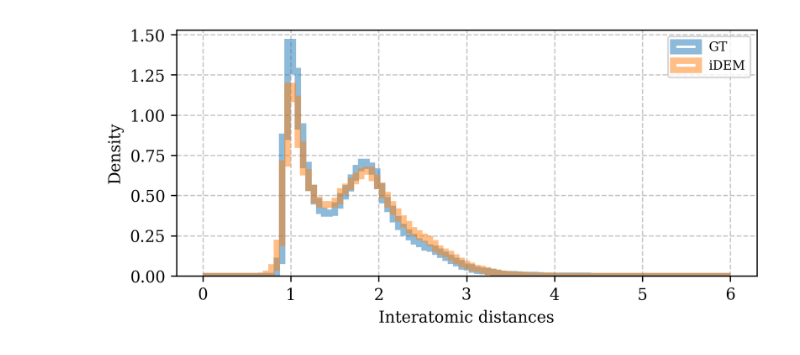
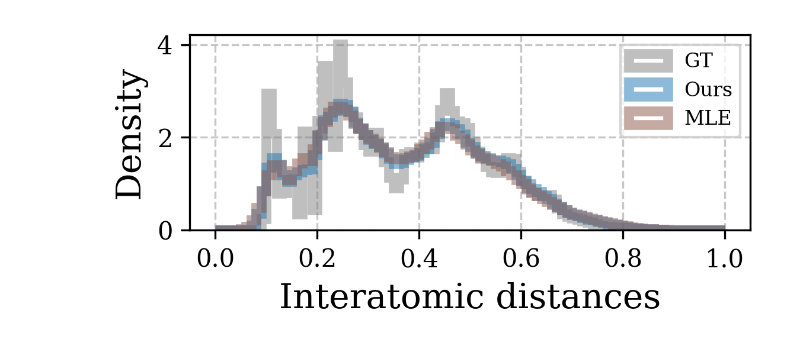
Before and after one commit to minkyu1022/distill_diff_sampler, a Jupyter notebook: notebook/distance.ipynb, the cells around one changed output. Drawn from its saved outputs; the diff is of its cells as text; code cells hidden in the pictures.

```diff
--- a/notebook/distance.ipynb
+++ b/notebook/distance.ipynb
@@ -9,18 +9,18 @@ plt.rcParams.update({
     'axes.titlesize': 10,
     'xtick.labelsize': 10,
     'ytick.labelsize': 10,
-    'legend.fontsize': 10,
+    'legend.fontsize': 8,
     'figure.dpi': 300,
     'lines.linewidth': 1.5,
 })
 
 palette_dict = {
-    "GT": "#000000",   # Black
+    "GT": "#808080",     # Gray
     "Ours": "#1F77B4",     # Blue
     "PIS": "#FF7F0E",     # Orange
     "iDEM": "#2CA02C",     # Green
     "TB+Expl+LS": "#9467BD",     # Purple
-    "TB": "#8C564B",     # Brown
+    "MLE": "#8C564B",     # Brown
     "FAB": "#E377C2",     # Pink
 }
 
@@ -28,63 +28,66 @@ def draw_interatomic_dist_histogram(ax, interatomic_dist, lower, upper, name=Non
     ax.set_xlabel("Interatomic distances")
     ax.set_ylabel("Density")
     ax.grid(True, linestyle="--", alpha=0.7)
-
     return ax.hist(
         interatomic_dist,
         bins=bins,
         range=(lower, upper),
         alpha=0.5,
         label=name,
         density=True,
         histtype="step",
         linewidth=4,
+        color=palette_dict[name],
     )
 
 def plot_dist(name, dist_dict, lower, upper):
     plt.clf()
     plt.close()
-    fig, ax = plt.subplots(1, 1, figsize=(6, 3))
+    fig, ax = plt.subplots(1, 1, figsize=(4, 2))
 
     for method, interatomic_dist in dist_dict.items():
         draw_interatomic_dist_histogram(ax, interatomic_dist, lower, upper, method)
 
     ax.legend()
     plt.tight_layout()
-    plt.savefig(f'../figure/{name}_interatomic_distances.png')
+    plt.savefig(f'../figure/{name}_interatomic_distances.png', format='png', bbox_inches='tight')
+    plt.savefig(f'../figure/{name}_interatomic_distances.pdf', format='pdf', bbox_inches='tight')
 
-name = 'lj13'
-dist_dict = {
-    'GT': np.load(f'../result/2025-05-06_12:23:44/dist/GT_0.npy'),
-    'Ours': np.load('../result/2025-05-06_12:23:45/dist/Student_14000.npy'),
-    'PIS': np.load('../result/2025-05-06_12:23:48/dist/Student_40000.npy'),
-    'iDEM': np.load(f'../result/iDEM_{name}/dist/Student.npy'),
-}
-
-lower = 0
-upper = 6
-
-# name = 'lj55'
+# name = 'lj13'
 # dist_dict = {
-#     'GT': np.load(f'../result/2025-05-06_12:23:44/dist/GT_0.npy'),
-#     'Ours': np.load('../result/2025-05-06_12:23:45/dist/Student_14000.npy'),
-#     'PIS': np.load('../result/2025-05-06_12:23:48/dist/Student_40000.npy'),
-#     'iDEM': np.load(f'../result/iDEM_{name}/dist/Student.npy'),
+#     'GT': np.load(f'../assets/lj13/gt/distances.npy'),
+#     'Ours': np.load('../assets/lj13/ours/distances.npy'),
+#     'PIS': np.load('../assets/lj13/pis/distances.npy'),
+#     'iDEM': np.load(f'../assets/lj13/idem/distances.npy'),
 # }
 
 # lower = 0
 # upper = 6
 
-# name = 'aldp'
+# name = 'lj55'
 # dist_dict = {
-#     'GT': np.load(f'../result/2025-05-05_21:50:37/dist/GT_0.npy'),
-#     'Teacher': np.load(f'../result/2025-05-05_21:50:37/dist/Teacher_0.npy'),
-#     'Ours': np.load('../result/2025-05-05_21:50:37/dist/Student_0.npy'),
-#     'MLE': np.load('../result/2025-05-05_21:50:37/dist/Student_0.npy'),
-#     'FAB': np.load(f'../result/FAB_{name}/dist/Student.npy'),
+#     'GT': np.load(f'../assets/lj55/gt/distances.npy'),
+#     'Ours': np.load('../assets/lj55/ours/distances.npy'),
+#     'PIS': np.load('../assets/lj55/pis/distances.npy'),
+#     'TB+Expl+LS': np.load(f'../assets/lj55/tb_expl_ls/distances.npy'),
+#     # 'iDEM': np.load(f'../assets/lj55/idem/distances.npy'),
 # }
 
 # lower = 0
-# upper = 2
+# upper = 6
+
+name = 'aldp'
+dist_dict = {
+    'GT': np.load('../assets/aldp/gt/distances.npy'),
+    # 'PIS': np.load(f'../assets/aldp/pis/distances.npy'),
+    # 'TB+Expl+LS': np.load(f'../assets/aldp/tb_expl_ls/distances.npy'),
+    'Ours': np.load('../assets/aldp/ours/distances.npy'),
+    'MLE': np.load('../assets/aldp/mle/distances.npy'),
+    # 'FAB': np.load(f'../assets/aldp/fab/distances.npy'),
+}
+
+lower = 0
+upper = 1
 plot_dist(name, dist_dict, lower, upper)
 # %% [output]
-[figure, old version]
+[figure, new version]
```
Also changed, not shown: 4 other files.
